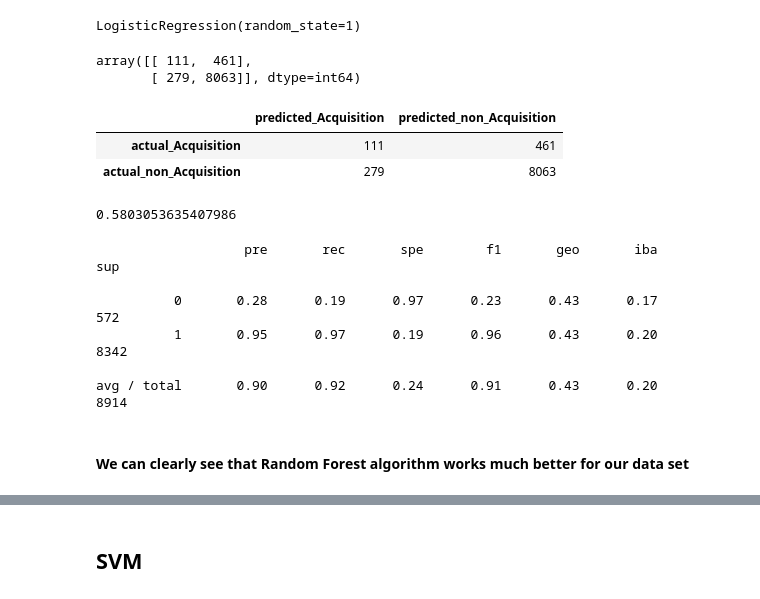
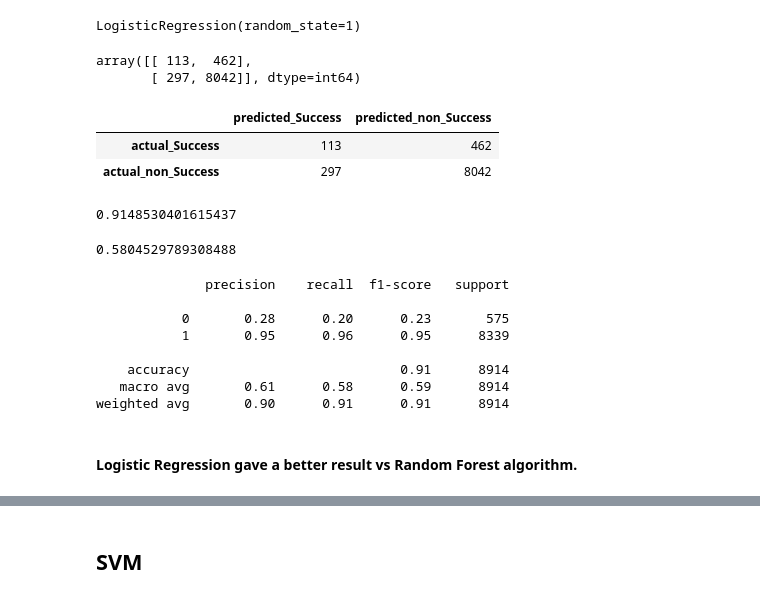
Before and after one commit to PaulIsenberg/FWIP_Venture, a Jupyter notebook: Other_approaches_applied_ML_NEW.ipynb, the cells around one changed output, grey strips where cells are left out. Saved outputs shown, nothing was run; the diff lists cells and outputs as text; code cells hidden in the pictures.

```diff
--- a/Other_approaches_applied_ML_NEW.ipynb
+++ b/Other_approaches_applied_ML_NEW.ipynb
@@ -1102,8 +1089,8 @@ array(['operating', 'acquired', 'closed', 'ipo'], dtype=object)
 # %%
 # Setting labels in the column for our target (acqusition)
 у1_df_copy = у_df.copy()
-у1_df_copy['status'].replace(to_replace=['acquired'], value='0', inplace=True)
-у1_df_copy['status'].replace(to_replace=['operating', 'closed', 'ipo'], value='1', inplace=True)
+у1_df_copy['status'].replace(to_replace=['acquired',  'ipo'], value='0', inplace=True)
+у1_df_copy['status'].replace(to_replace=['operating', 'closed'], value='1', inplace=True)
 у1_df_copy
 # %% [output]
 |  | object_id | status |
@@ -1378,30 +1371,37 @@ pred = model.predict(X_test_scaled)
 matrix = confusion_matrix(y_test, pred)
 matrix
 # %% [output]
-array([[ 111,  461],
-       [ 279, 8063]], dtype=int64)
+array([[ 113,  462],
+       [ 297, 8042]], dtype=int64)
 # %%
-df_log_reg = pd.DataFrame(data=matrix, columns=["predicted_Acquisition","predicted_non_Acquisition"], index=["actual_Acquisition","actual_non_Acquisition"])
+df_log_reg = pd.DataFrame(data=matrix, columns=["predicted_Success","predicted_non_Success"], index=["actual_Success","actual_non_Success"])
 df_log_reg
 # %% [output]
-|  | predicted_Acquisition | predicted_non_Acquisition |
-| actual_Acquisition | 111 | 461 |
-| actual_non_Acquisition | 279 | 8063 |
+|  | predicted_Success | predicted_non_Success |
+| actual_Success | 113 | 462 |
+| actual_non_Success | 297 | 8042 |
+# %%
+# Accuracy score
+accuracy_score(y_test, pred)
+# %% [output]
+0.9148530401615437
 # %%
-# Accuracy score
+# Balanced Accuracy score
 balanced_accuracy_score(y_test, pred)
 # %% [output]
-0.5803053635407986
+0.5804529789308488
 # %%
 # Imbalanced classification report
-print(classification_report_imbalanced(y_test, pred))
+print(classification_report(y_test, pred))
 # %% [output]
-                   pre       rec       spe        f1       geo       iba       sup
+              precision    recall  f1-score   support
 
-          0       0.28      0.19      0.97      0.23      0.43      0.17       572
-          1       0.95      0.97      0.19      0.96      0.43      0.20      8342
+           0       0.28      0.20      0.23       575
+           1       0.95      0.96      0.95      8339
 
-avg / total       0.90      0.92      0.24      0.91      0.43      0.20      8914
+    accuracy                           0.91      8914
+   macro avg       0.61      0.58      0.59      8914
+weighted avg       0.90      0.91      0.91      8914
-# %% [markdown]
-#### We can clearly see that Random Forest algorithm works much better for our data set
+# %% [markdown]
+#### Logistic Regression gave a better result vs Random Forest algorithm.
 # %% [markdown]
```
Also changed, not shown: parts of 106 cells of this notebook.
